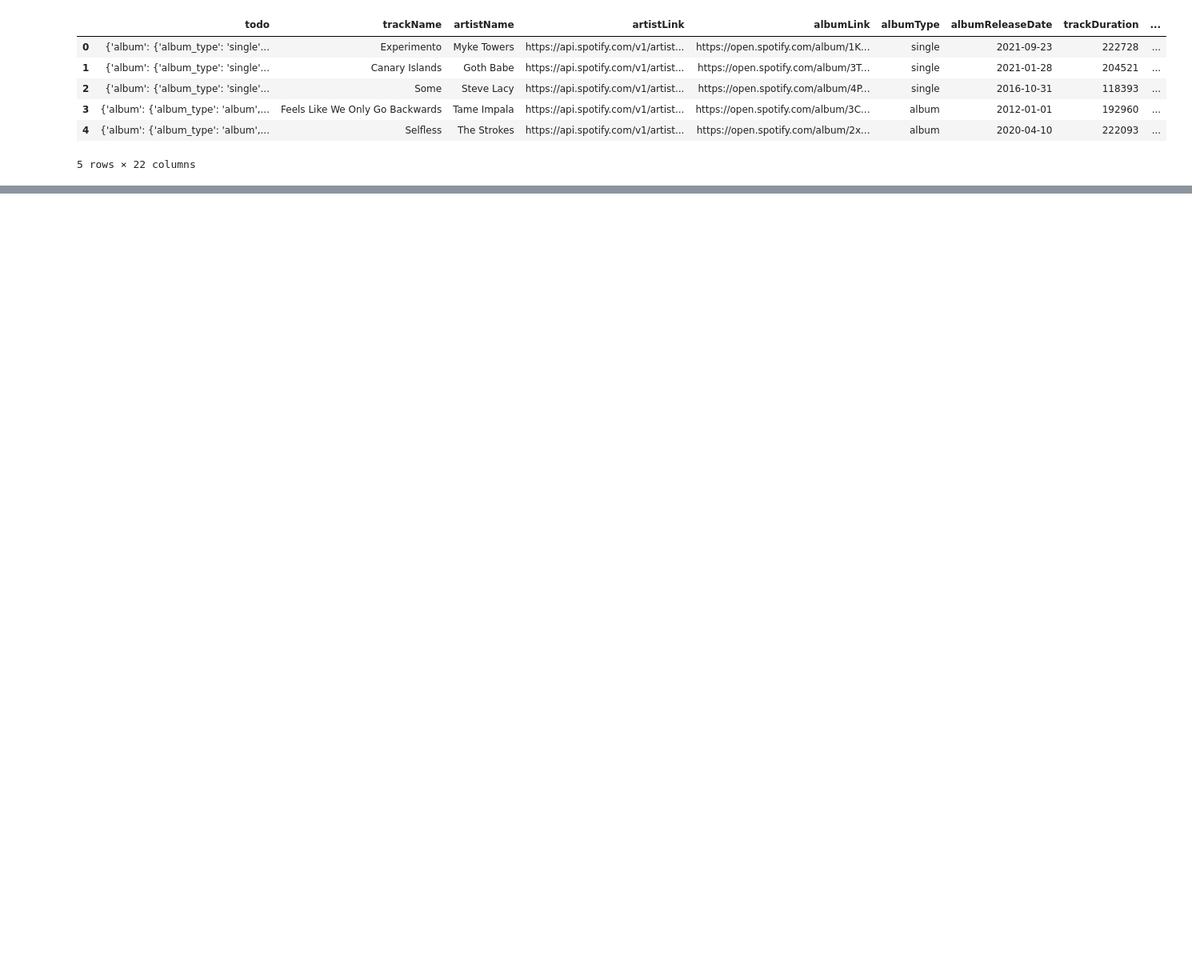
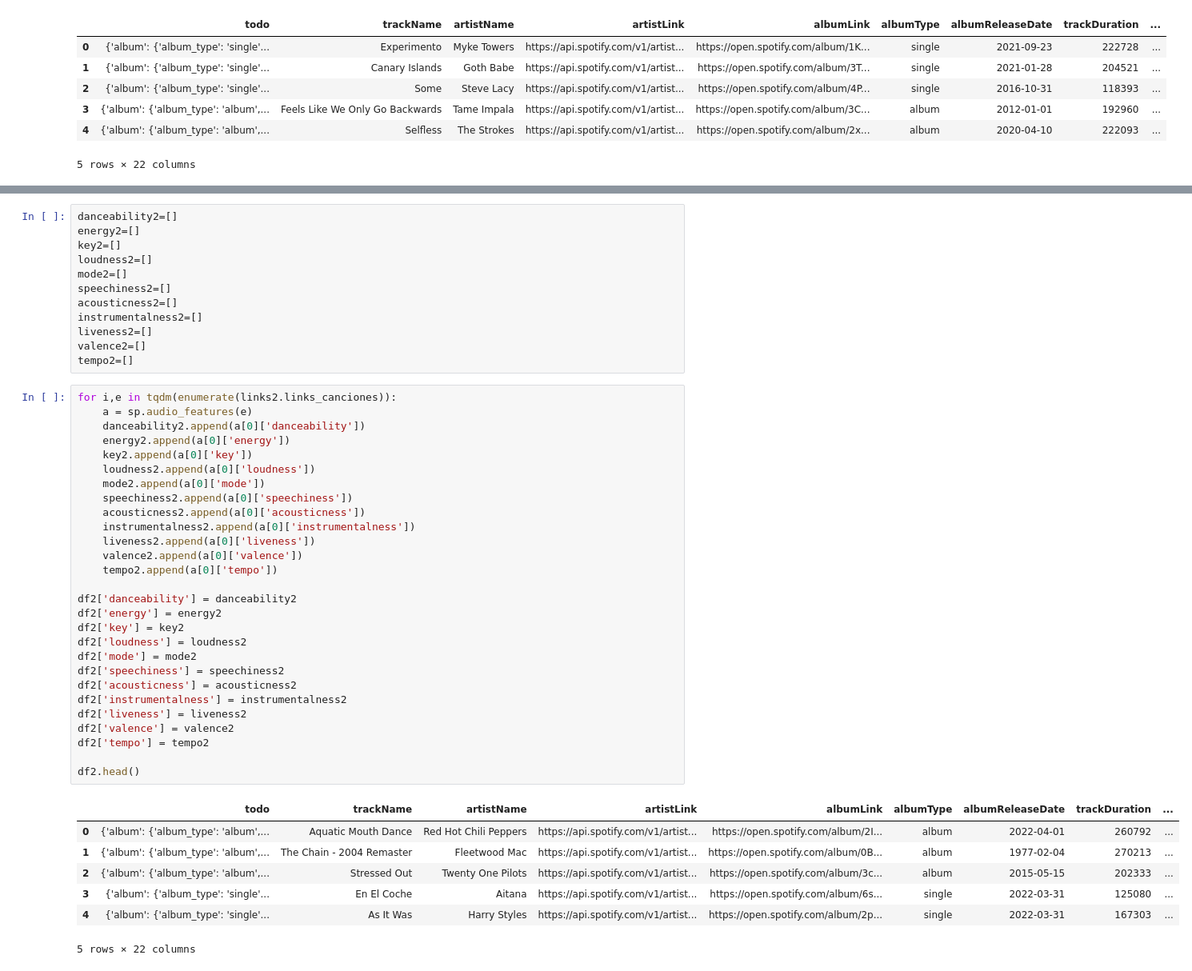
Before and after one commit to mariamino/Music_to_burn_calories_Final_Project, a Jupyter notebook: jupyter/Spotipy features.ipynb, the cells around one changed output, grey strips where cells are left out. Shown at 80% size. Cells and saved outputs as stored; diff of their text form; blank space fills up the shorter version.

```diff
--- a/jupyter/Spotipy features.ipynb
+++ b/jupyter/Spotipy features.ipynb
@@ -150,0 +223,48 @@ df.head()
+# %%
+danceability2=[]
+energy2=[]
+key2=[]
+loudness2=[]
+mode2=[]
+speechiness2=[]
+acousticness2=[]
+instrumentalness2=[]
+liveness2=[]
+valence2=[]
+tempo2=[]
+# %%
+for i,e in tqdm(enumerate(links2.links_canciones)):
+    a = sp.audio_features(e)
+    danceability2.append(a[0]['danceability'])
+    energy2.append(a[0]['energy'])
+    key2.append(a[0]['key'])
+    loudness2.append(a[0]['loudness'])
+    mode2.append(a[0]['mode'])
+    speechiness2.append(a[0]['speechiness'])
+    acousticness2.append(a[0]['acousticness'])
+    instrumentalness2.append(a[0]['instrumentalness'])
+    liveness2.append(a[0]['liveness'])
+    valence2.append(a[0]['valence'])
+    tempo2.append(a[0]['tempo'])
+
+df2['danceability'] = danceability2
+df2['energy'] = energy2
+df2['key'] = key2
+df2['loudness'] = loudness2
+df2['mode'] = mode2
+df2['speechiness'] = speechiness2
+df2['acousticness'] = acousticness2
+df2['instrumentalness'] = instrumentalness2
+df2['liveness'] = liveness2
+df2['valence'] = valence2
+df2['tempo'] = tempo2
+
+df2.head()
+# %% [output]
+|  | todo | trackName | artistName | artistLink | albumLink | albumType | albumReleaseDate | trackDuration | ... |
+| 0 | {'album': {'album_type': 'album',... | Aquatic Mouth Dance | Red Hot Chili Peppers | https://api.spotify.com/v1/artist... | https://open.spotify.com/album/2I... | album | 2022-04-01 | 260792 | ... |
+| 1 | {'album': {'album_type': 'album',... | The Chain - 2004 Remaster | Fleetwood Mac | https://api.spotify.com/v1/artist... | https://open.spotify.com/album/0B... | album | 1977-02-04 | 270213 | ... |
+| 2 | {'album': {'album_type': 'album',... | Stressed Out | Twenty One Pilots | https://api.spotify.com/v1/artist... | https://open.spotify.com/album/3c... | album | 2015-05-15 | 202333 | ... |
+| 3 | {'album': {'album_type': 'single'... | En El Coche | Aitana | https://api.spotify.com/v1/artist... | https://open.spotify.com/album/6s... | single | 2022-03-31 | 125080 | ... |
+| 4 | {'album': {'album_type': 'single'... | As It Was | Harry Styles | https://api.spotify.com/v1/artist... | https://open.spotify.com/album/2p... | single | 2022-03-31 | 167303 | ... |
+5 rows × 22 columns
```
Also changed, not shown: parts of 15 cells of this notebook, 1 other file.
